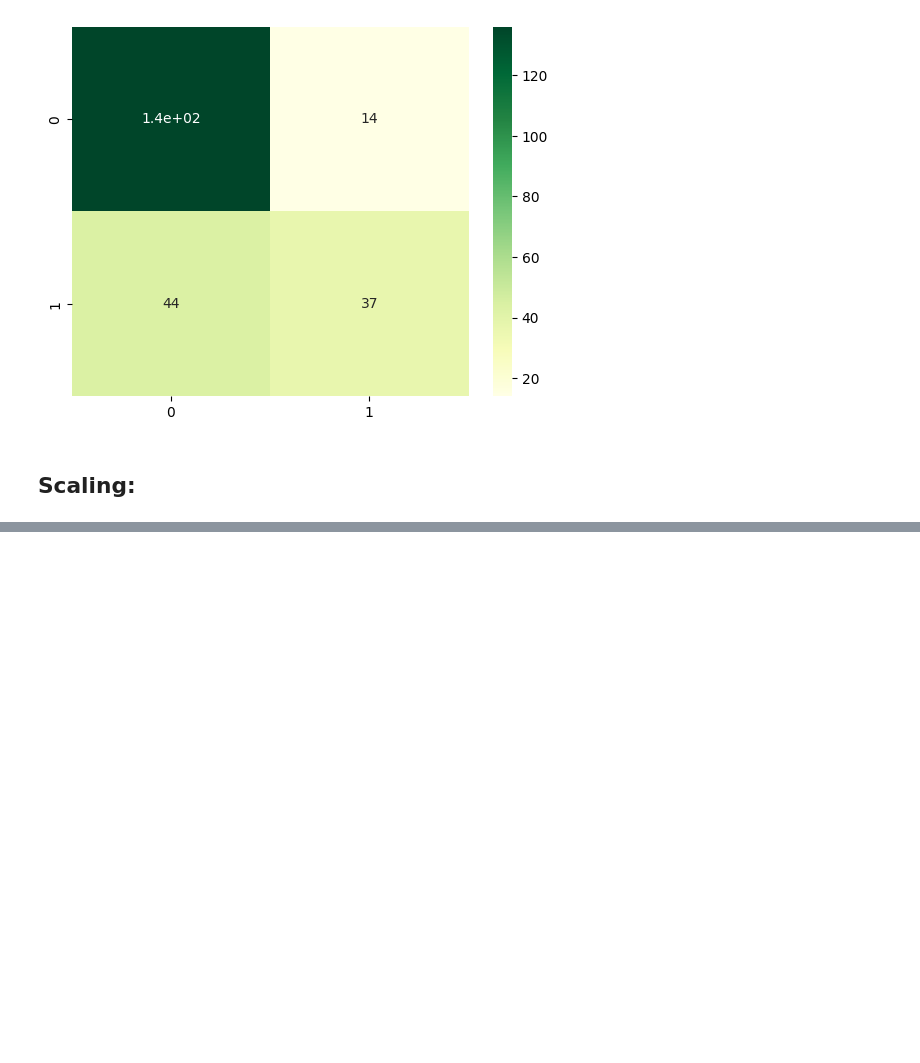
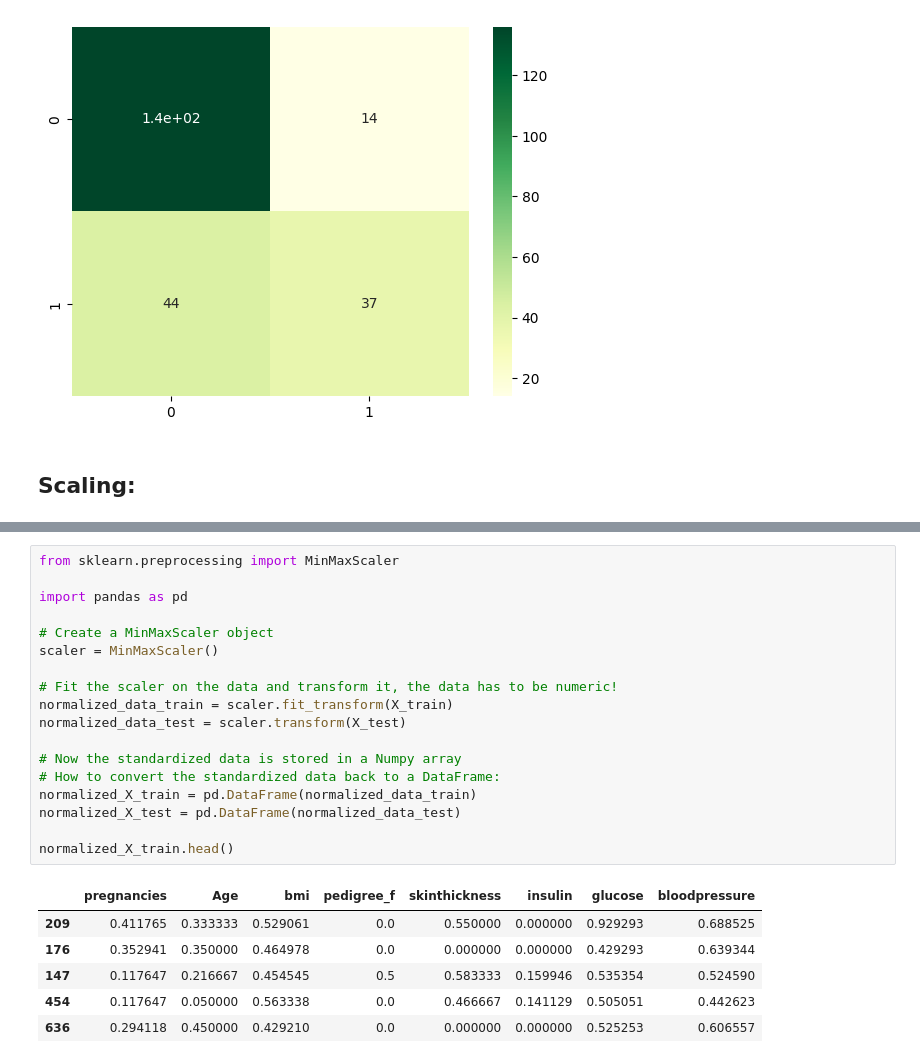
Before and after one commit to mojtaba-peyrovi/diabetes-ML-practice, a Jupyter notebook: 2_Diabetes_Challenge.ipynb, the cells around one changed output, grey strips where cells are left out. Cells and saved outputs as stored; diff of their text form; blank space fills up the shorter version.

```diff
--- a/2_Diabetes_Challenge.ipynb
+++ b/2_Diabetes_Challenge.ipynb
@@ -398,0 +424,25 @@ standardized_X_train.head()
+# %%
+from sklearn.preprocessing import MinMaxScaler
+
+import pandas as pd
+
+# Create a MinMaxScaler object
+scaler = MinMaxScaler()
+
+# Fit the scaler on the data and transform it, the data has to be numeric!
+normalized_data_train = scaler.fit_transform(X_train)
+normalized_data_test = scaler.transform(X_test)
+
+# Now the standardized data is stored in a Numpy array
+# How to convert the standardized data back to a DataFrame:
+normalized_X_train = pd.DataFrame(normalized_data_train)
+normalized_X_test = pd.DataFrame(normalized_data_test)
+
+normalized_X_train.head()
+# %% [output]
+|  | pregnancies | Age | bmi | pedigree_f | skinthickness | insulin | glucose | bloodpressure |
+| 209 | 0.411765 | 0.333333 | 0.529061 | 0.0 | 0.550000 | 0.000000 | 0.929293 | 0.688525 |
+| 176 | 0.352941 | 0.350000 | 0.464978 | 0.0 | 0.000000 | 0.000000 | 0.429293 | 0.639344 |
+| 147 | 0.117647 | 0.216667 | 0.454545 | 0.5 | 0.583333 | 0.159946 | 0.535354 | 0.524590 |
+| 454 | 0.117647 | 0.050000 | 0.563338 | 0.0 | 0.466667 | 0.141129 | 0.505051 | 0.442623 |
+| 636 | 0.294118 | 0.450000 | 0.429210 | 0.0 | 0.000000 | 0.000000 | 0.525253 | 0.606557 |
```
Also changed, not shown: parts of 4 cells of this notebook.
